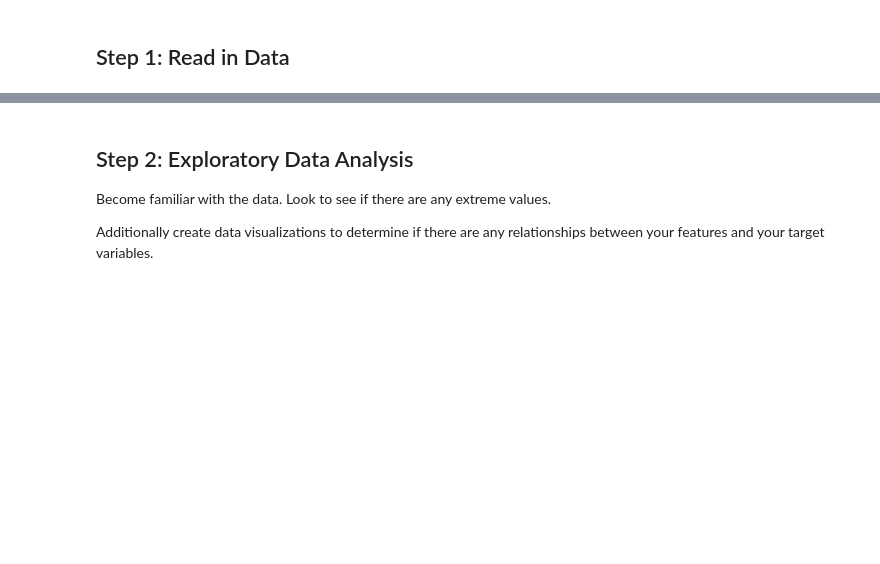
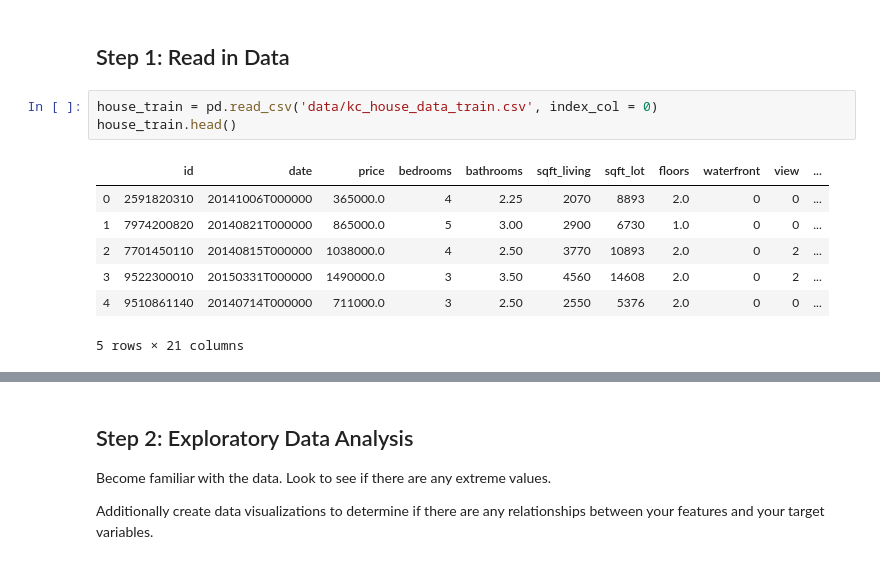
Before and after one commit to stereopickle/housing_price_bakeoff, a Jupyter notebook: Applied_practice.ipynb, the cells around one changed output, grey strips where cells are left out. Saved outputs shown, nothing was run; the diff lists cells and outputs as text; blank space fills up the shorter version.

```diff
--- a/Applied_practice.ipynb
+++ b/Applied_practice.ipynb
@@ -5,2 +12,13 @@ Below are a list of steps that you should take while trying to complete your bak
 # %% [markdown]
 ## Step 1: Read in Data
+# %%
+house_train = pd.read_csv('data/kc_house_data_train.csv', index_col = 0)
+house_train.head()
+# %% [output]
+|  | id | date | price | bedrooms | bathrooms | sqft_living | sqft_lot | floors | waterfront | view | ... |
+| 0 | 2591820310 | 20141006T000000 | 365000.0 | 4 | 2.25 | 2070 | 8893 | 2.0 | 0 | 0 | ... |
+| 1 | 7974200820 | 20140821T000000 | 865000.0 | 5 | 3.00 | 2900 | 6730 | 1.0 | 0 | 0 | ... |
+| 2 | 7701450110 | 20140815T000000 | 1038000.0 | 4 | 2.50 | 3770 | 10893 | 2.0 | 0 | 2 | ... |
+| 3 | 9522300010 | 20150331T000000 | 1490000.0 | 3 | 3.50 | 4560 | 14608 | 2.0 | 0 | 2 | ... |
+| 4 | 9510861140 | 20140714T000000 | 711000.0 | 3 | 2.50 | 2550 | 5376 | 2.0 | 0 | 0 | ... |
+5 rows × 21 columns
```
Also changed, not shown: parts of 18 cells of this notebook.
